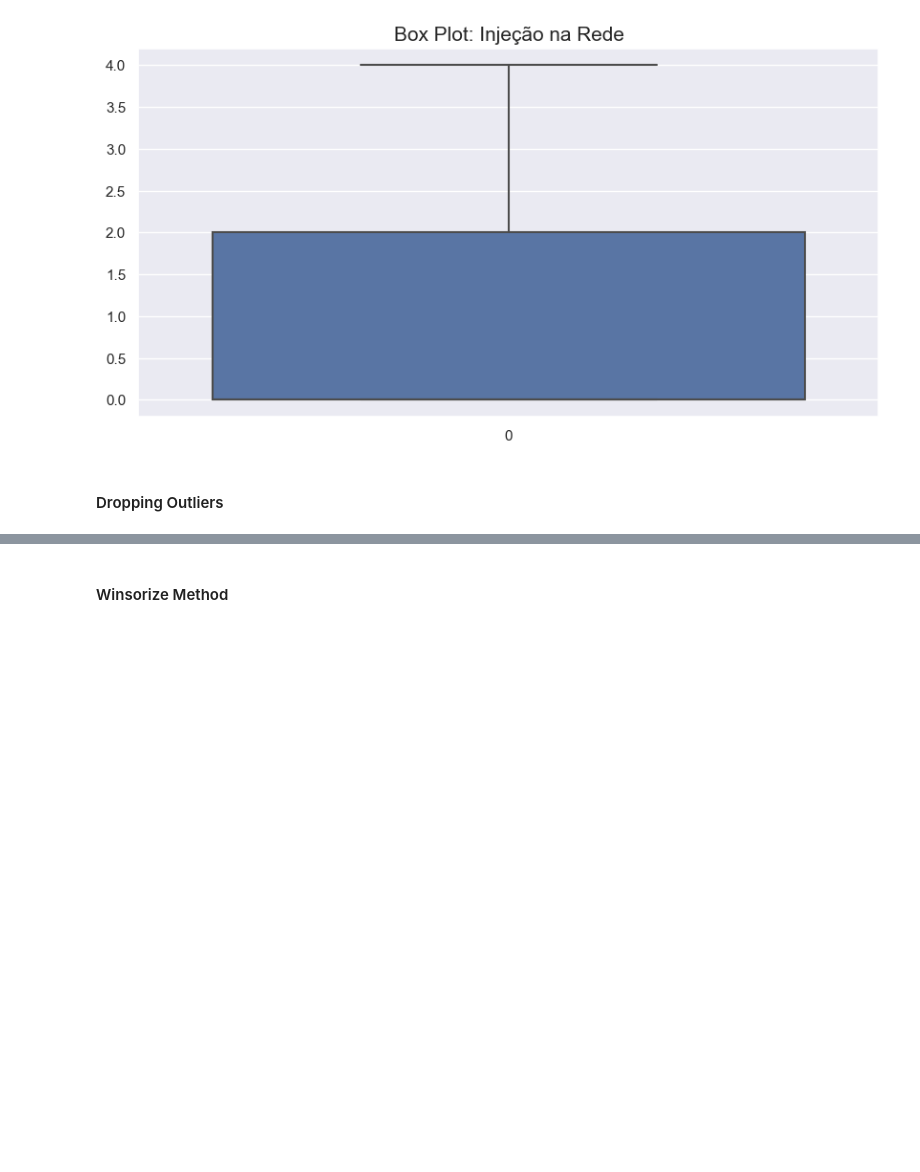
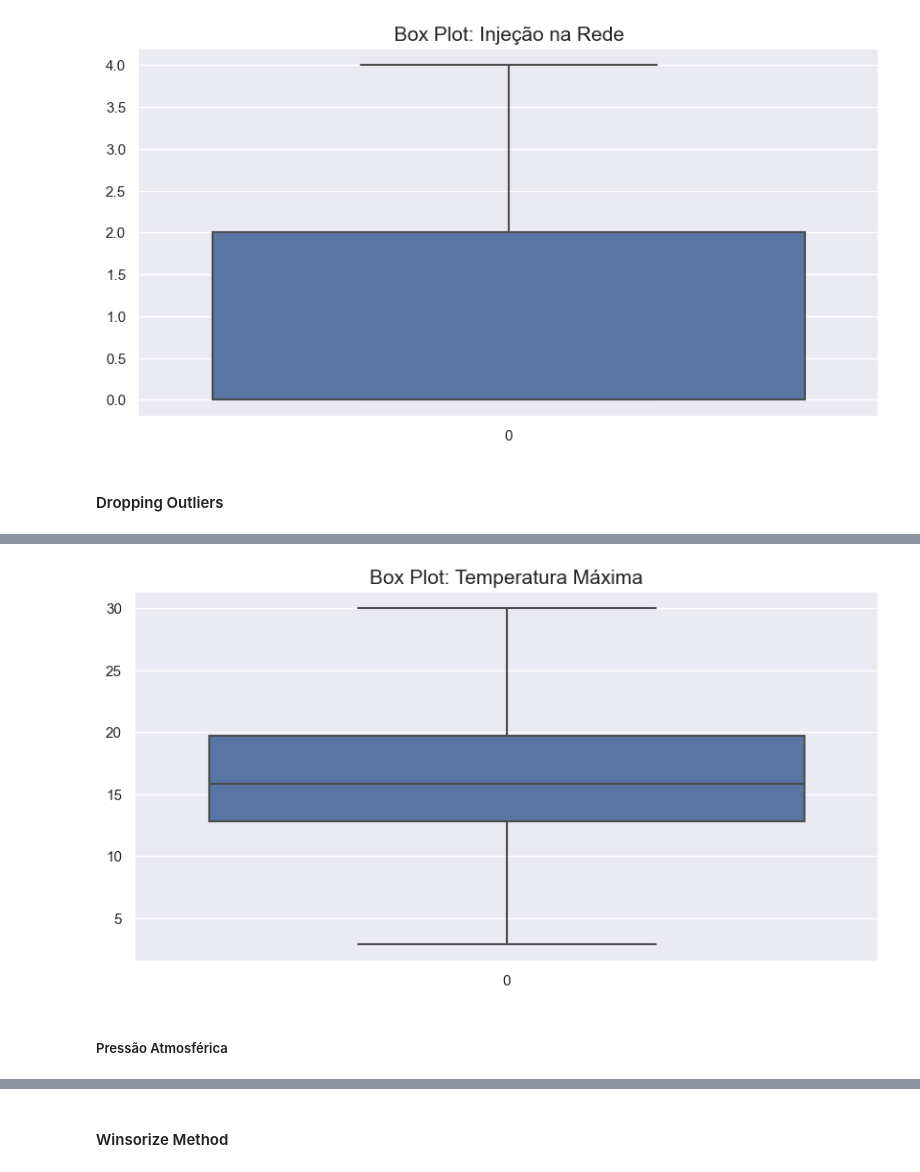
Before and after one commit to rafa2002/DAA-2324, a Jupyter notebook: Energy.ipynb, the cells around one changed output, grey strips where cells are left out. Drawn from its saved outputs; the diff is of its cells as text; code cells hidden in the pictures; blank space fills up the shorter version.

```diff
--- a/Energy.ipynb
+++ b/Energy.ipynb
@@ -1087,0 +1070,14 @@ for num in numeric_collumns:
+# %%
+outliers_low, outliers_up = get_outliers(1.55,1.31,'Temperatura Máxima')
+# %%
+e_m_drop_tempmax = e_m.copy()
+e_m_drop_tempmax = e_m[~(outliers_low|outliers_up)]
+# %%
+fig = plt.figure(figsize=(10, 5))
+sns.boxplot(e_m_drop_tempmax['Temperatura Máxima'])
+plt.title('Box Plot: Temperatura Máxima', fontsize=15)
+plt.show()
+# %% [output]
+[figure, added]
+# %% [markdown]
+##### Pressão Atmosférica
```
Also changed, not shown: parts of 86 cells of this notebook.
